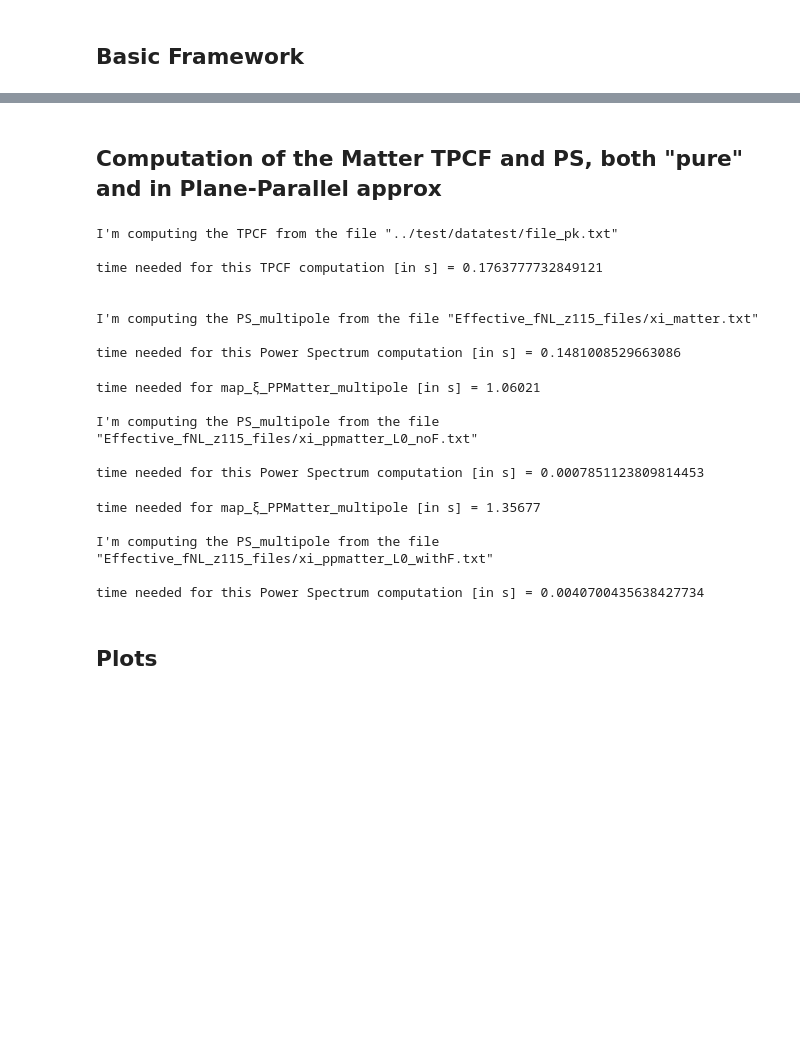
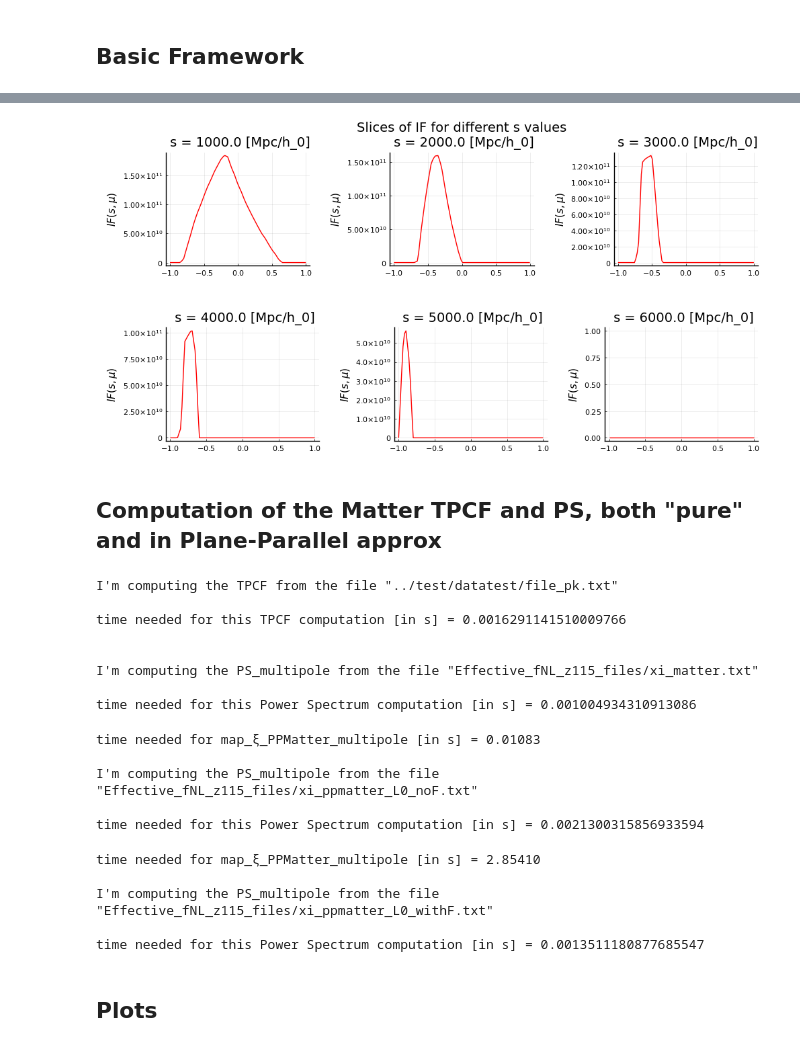
Before and after one commit to foglienimatteo/GaPSE.jl, a Jupyter notebook: ipynbs/Effective_fNL.ipynb, the cells around one changed output, grey strips where cells are left out. Saved outputs shown, nothing was run; the diff lists cells and outputs as text; code cells hidden in the pictures; blank space fills up the shorter version.

```diff
--- a/ipynbs/Effective_fNL.ipynb
+++ b/ipynbs/Effective_fNL.ipynb
@@ -118,3 +185,32 @@ GaPSE.parameters_used(stdout, cosmo)
+# %%
+pyplot()
+
+title = plot(title = "Slices of IF for different s values", grid=false,
+    showaxis = false, bottom_margin = -50Plots.px, ticks=false)
+
+θ_max =  π/2.0;
+ss = [ i*max(my_Iss...)/6 for i in 1:6];
+μs = range(-1.0, 1.0, length=100);
+
+LIST_P = [plot() for i in 1:length(ss)]
+for (i,s) in enumerate(ss)
+    tit = "\n\n s = $s [Mpc/h_0]"
+    xs_1 = μs
+    ys_1 = [my_spline_IF(s, μ) for μ in xs_1]
+
+    LIST_P[i] = plot(xs_1, ys_1,
+        #xaxis=:log, yaxis=:log,
+        lc=:red, title=tit, legend=false,
+        ylabel=L"IF(s,\mu)", ls=:solid,
+        #xticks=10.0 .^ range(-3,0, step=1),
+    )
+end
+
+l = @layout [ A{0.003h} ; a b c ; d e f ]
+ALL_PLOTS = plot(title, LIST_P..., layout=l,
+    left_margins = 15Plots.px, right_margins = 15Plots.px, size=(1000,500))
+# %% [output]
+[figure, added]
 # %% [markdown]
 ## Computation of the Matter TPCF and PS, both "pure" and in Plane-Parallel approx
 # %%
@@ -128,49 +224,49 @@ out_ps_ppmatter_noF = DIR*"ps_ppmatter_L0_noF.txt";
 out_ps_ppmatter_withF = DIR*"ps_ppmatter_L0_withF.txt";
 # %%
 GaPSE.print_ξ_from_PS(in_file_ps, out_xi_matter;
-    int_k_min = 1e-3, int_k_max = 1e1,
+    int_k_min = 1/(2*cosmo.s_max), int_k_max = 1e1,
      L = 0, N = 1024, pr = true,
      s0 = nothing, right = nothing);
 
 GaPSE.print_PS_multipole(out_xi_matter, out_ps_matter;
-     L = 0, N = 1000, pr = true, int_s_min=1e-1, int_s_max=1e3);
+     L = 0, N = 1000, pr = true, int_s_min=1e-1, int_s_max=2*cosmo.s_max);
 # %% [output]
 I'm computing the TPCF from the file "../test/datatest/file_pk.txt"
 
-time needed for this TPCF computation [in s] = 0.1763777732849121
+time needed for this TPCF computation [in s] = 0.0016291141510009766
 
 
 I'm computing the PS_multipole from the file "Effective_fNL_z115_files/xi_matter.txt"
 
-time needed for this Power Spectrum computation [in s] = 0.1481008529663086
+time needed for this Power Spectrum computation [in s] = 0.001004934310913086
 # %%
 GaPSE.print_map_ξ_PPMatter_multipole(cosmo,
-    out_xi_ppmatter_noF, 10 .^ range(0,3,length=300);
+    out_xi_ppmatter_noF, 10 .^ range(0,log10(2*cosmo.s_max),length=1000);
     L = 0, use_windows = false, pr = true, enhancer = 1e6,
     N_μs = 200, μ_atol = 0.0, μ_rtol = 1e-2, trap = false);
 
 GaPSE.print_PS_multipole(out_xi_ppmatter_noF, out_ps_ppmatter_noF;
-     L = 0, N = 1000, pr = true, int_s_min=1e-1, int_s_max=1e3);
+     L = 0, N = 1000, pr = true, int_s_min=1e-1, int_s_max=2*cosmo.s_max);
 # %% [output]
-time needed for map_ξ_PPMatter_multipole [in s] = 1.06021
+time needed for map_ξ_PPMatter_multipole [in s] = 0.01083
 
 I'm computing the PS_multipole from the file "Effective_fNL_z115_files/xi_ppmatter_L0_noF.txt"
 
-time needed for this Power Spectrum computation [in s] = 0.0007851123809814453
+time needed for this Power Spectrum computation [in s] = 0.0021300315856933594
 # %%
 GaPSE.print_map_ξ_PPMatter_multipole(cosmo,
-    out_xi_ppmatter_withF, 10 .^ range(0,3,length=300);
+    out_xi_ppmatter_withF, 10 .^ range(0,log10(2*cosmo.s_max),length=1000);
     L = 0, use_windows = true, pr = true, enhancer = 1e6,
     N_μs = 200, μ_atol = 0.0, μ_rtol = 1e-2, trap = false);
 
 GaPSE.print_PS_multipole(out_xi_ppmatter_withF, out_ps_ppmatter_withF;
-     L = 0, N = 1000, pr = true, int_s_min=1e-1, int_s_max=1e3);
+     L = 0, N = 1000, pr = true, int_s_min=1e-1, int_s_max=2*cosmo.s_max);
 # %% [output]
-time needed for map_ξ_PPMatter_multipole [in s] = 1.35677
+time needed for map_ξ_PPMatter_multipole [in s] = 2.85410
 
 I'm computing the PS_multipole from the file "Effective_fNL_z115_files/xi_ppmatter_L0_withF.txt"
 
-time needed for this Power Spectrum computation [in s] = 0.0040700435638427734
+time needed for this Power Spectrum computation [in s] = 0.0013511180877685547
 # %%
 ss_matter, xis_matter = readxy(out_xi_matter);
 ss_ppm_noF, xis_ppm_noF = readxy(out_xi_ppmatter_noF);
```
Also changed, not shown: parts of 14 cells of this notebook, 5 other files.
